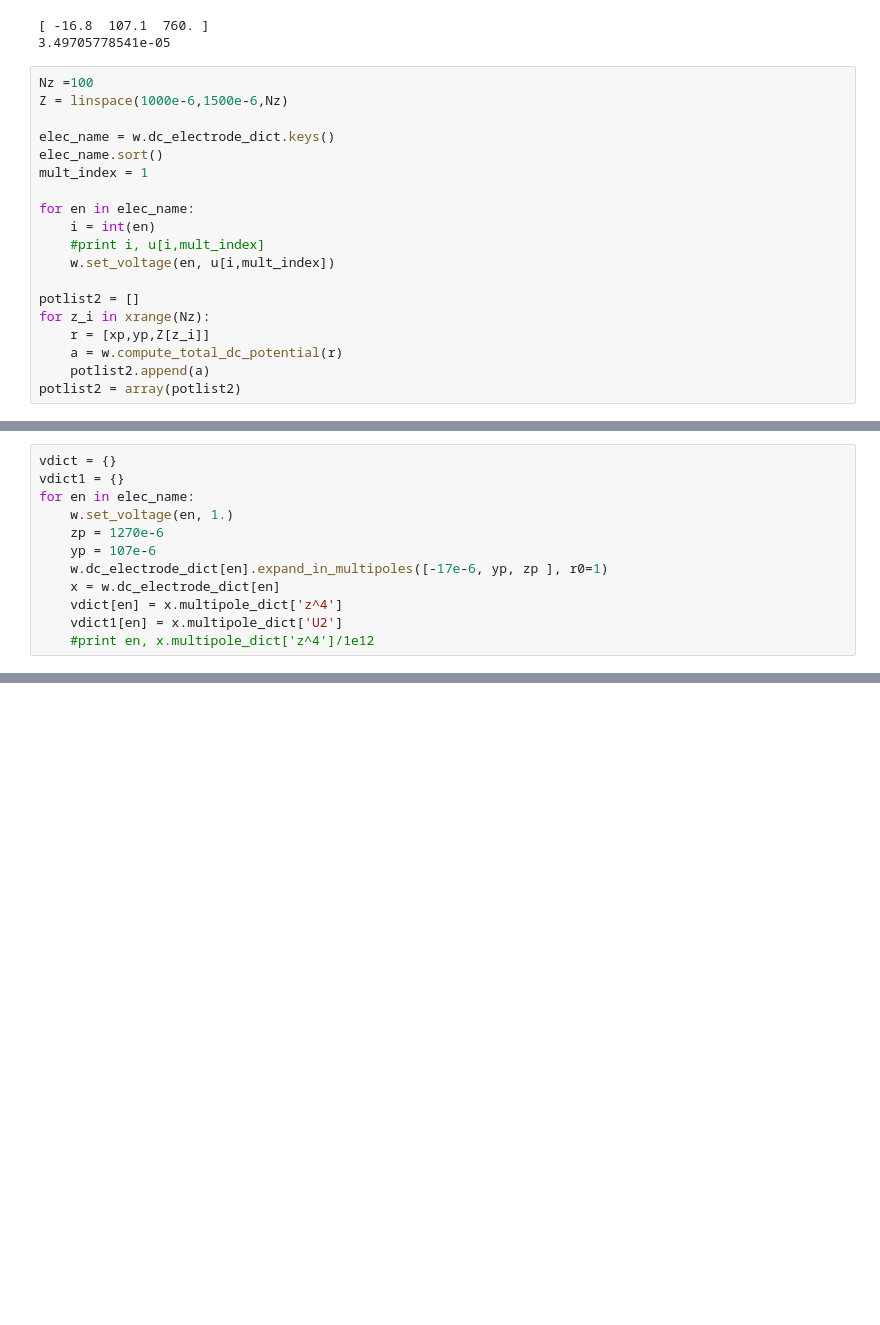
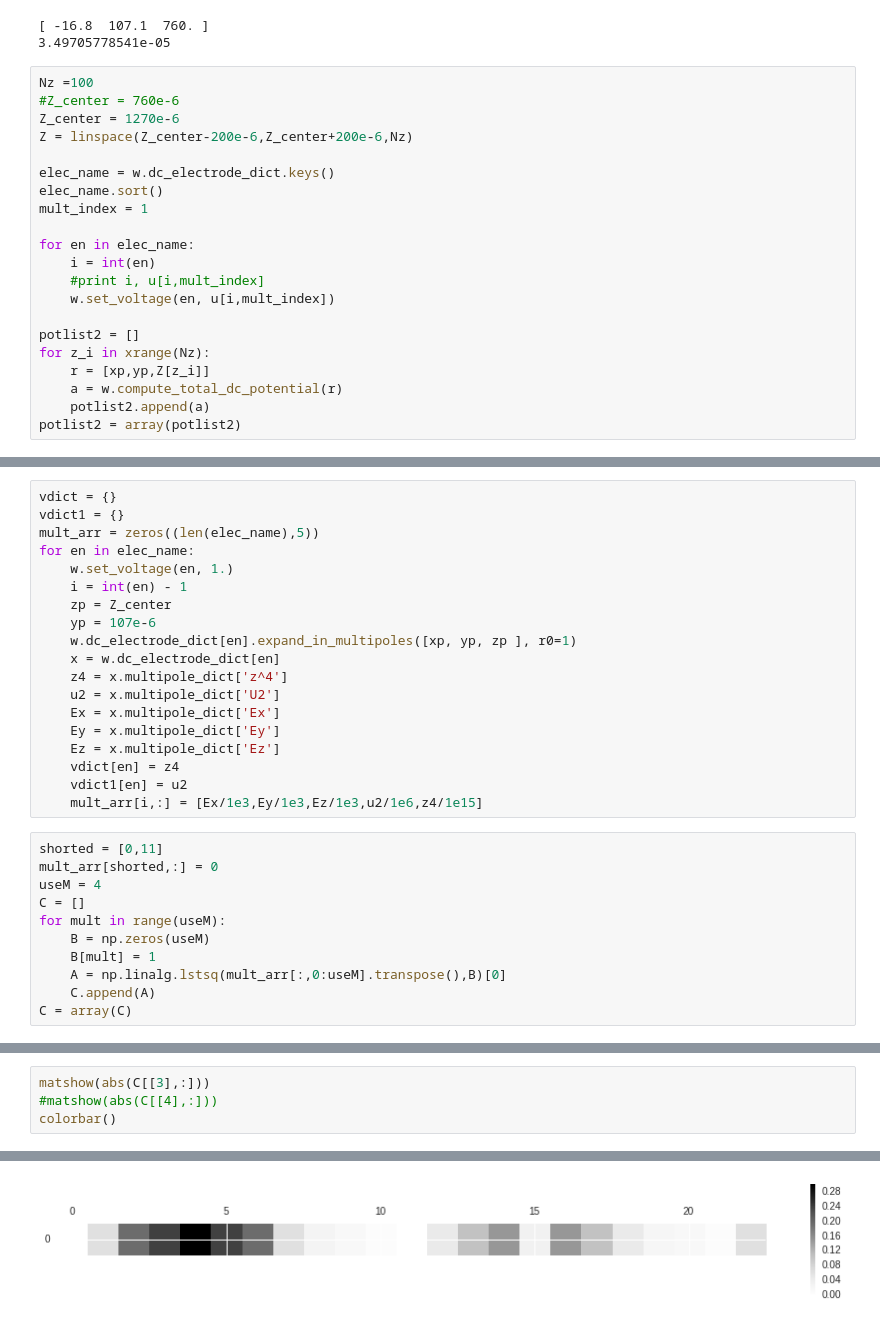
Before and after one commit to HaeffnerLab/trapsim, a Jupyter notebook: gapless/cct_A_trap-multi.ipynb, the cells around one changed output, grey strips where cells are left out. Cells and saved outputs as stored; diff of their text form; blank space fills up the shorter version.

```diff
--- a/gapless/cct_A_trap-multi.ipynb
+++ b/gapless/cct_A_trap-multi.ipynb
@@ -38,7 +39,9 @@ print w.compute_pseudopot(r_trap)
 3.49705778541e-05
 # %%
 Nz =100
-Z = linspace(1000e-6,1500e-6,Nz)
+#Z_center = 760e-6
+Z_center = 1270e-6
+Z = linspace(Z_center-200e-6,Z_center+200e-6,Nz)
 
 elec_name = w.dc_electrode_dict.keys()
 elec_name.sort()
@@ -82,12 +85,30 @@ potlist2 = array(potlist2)
 # %%
 vdict = {}
 vdict1 = {}
+mult_arr = zeros((len(elec_name),5))
 for en in elec_name:
     w.set_voltage(en, 1.)
-    zp = 1270e-6
+    i = int(en) - 1
+    zp = Z_center
     yp = 107e-6
-    w.dc_electrode_dict[en].expand_in_multipoles([-17e-6, yp, zp ], r0=1)
+    w.dc_electrode_dict[en].expand_in_multipoles([xp, yp, zp ], r0=1)
     x = w.dc_electrode_dict[en]
-    vdict[en] = x.multipole_dict['z^4']
-    vdict1[en] = x.multipole_dict['U2']
-    #print en, x.multipole_dict['z^4']/1e12
+    z4 = x.multipole_dict['z^4']
+    u2 = x.multipole_dict['U2']
+    Ex = x.multipole_dict['Ex']
+    Ey = x.multipole_dict['Ey']
+    Ez = x.multipole_dict['Ez']
+    vdict[en] = z4
+    vdict1[en] = u2
+    mult_arr[i,:] = [Ex/1e3,Ey/1e3,Ez/1e3,u2/1e6,z4/1e15]
+# %%
+shorted = [0,11]
+mult_arr[shorted,:] = 0
+useM = 4
+C = []
+for mult in range(useM):
+    B = np.zeros(useM)
+    B[mult] = 1
+    A = np.linalg.lstsq(mult_arr[:,0:useM].transpose(),B)[0]
+    C.append(A)
+C = array(C)
@@ -93,0 +120,5 @@ for en in elec_name:
+# %%
+matshow(abs(C[[3],:]))
+#matshow(abs(C[[4],:]))
+colorbar()
+# %% [output]
@@ -93,0 +126 @@ for en in elec_name:
+[figure, added]
```
Also changed, not shown: parts of 22 cells of this notebook, 6 other files.
